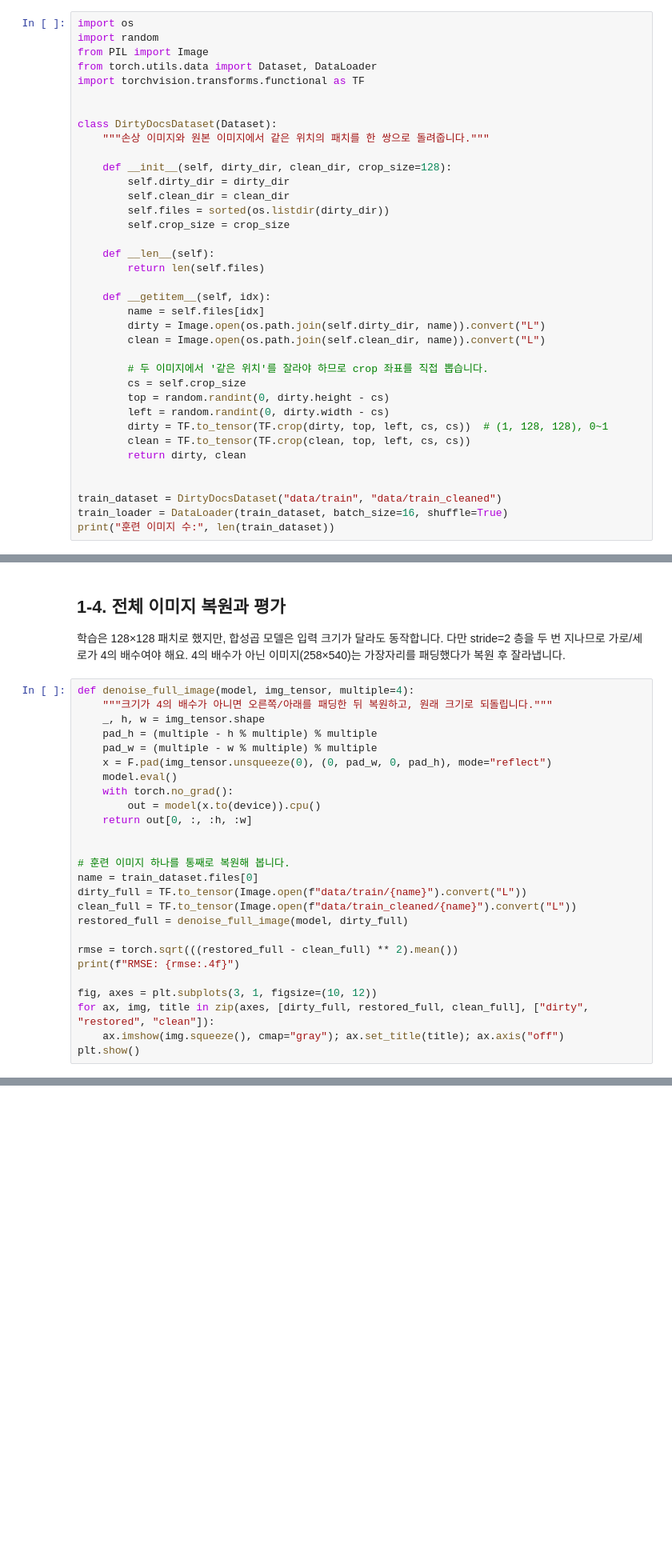
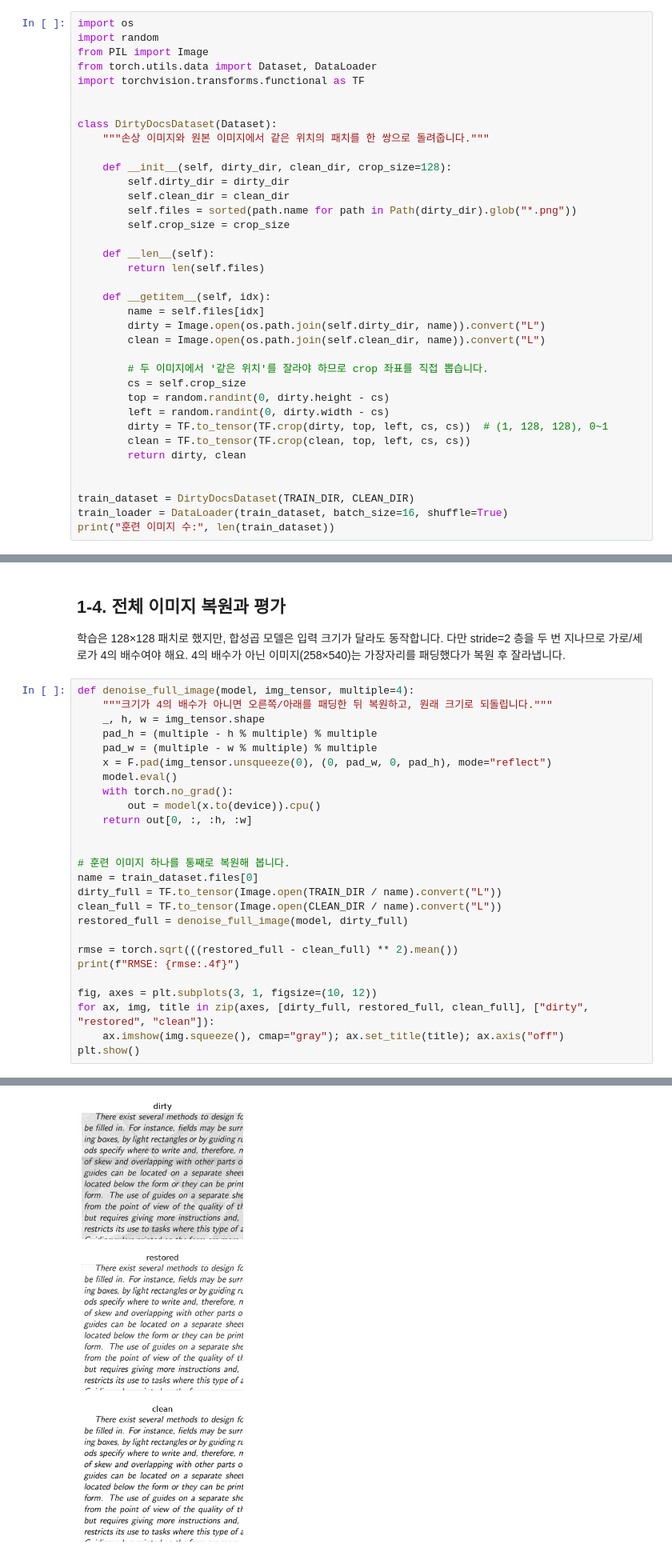
Before and after one commit to yy-0401/CodeIt_Mission_AE, a Jupyter notebook: 미션5_1팀_김이연.ipynb, the cells around one changed output, grey strips where cells are left out. Shown at 80% size. Cells and saved outputs as stored; diff of their text form; blank space fills up the shorter version.

```diff
--- a/미션5_1팀_김이연.ipynb
+++ b/미션5_1팀_김이연.ipynb
@@ -61,7 +128,7 @@ class DirtyDocsDataset(Dataset):
     def __init__(self, dirty_dir, clean_dir, crop_size=128):
         self.dirty_dir = dirty_dir
         self.clean_dir = clean_dir
-        self.files = sorted(os.listdir(dirty_dir))
+        self.files = sorted(path.name for path in Path(dirty_dir).glob("*.png"))
         self.crop_size = crop_size
 
     def __len__(self):
@@ -81,6 +148,6 @@ class DirtyDocsDataset(Dataset):
         return dirty, clean
 
 
-train_dataset = DirtyDocsDataset("data/train", "data/train_cleaned")
+train_dataset = DirtyDocsDataset(TRAIN_DIR, CLEAN_DIR)
 train_loader = DataLoader(train_dataset, batch_size=16, shuffle=True)
 print("훈련 이미지 수:", len(train_dataset))
@@ -157,8 +252,8 @@ def denoise_full_image(model, img_tensor, multiple=4):
 
 # 훈련 이미지 하나를 통째로 복원해 봅니다.
 name = train_dataset.files[0]
-dirty_full = TF.to_tensor(Image.open(f"data/train/{name}").convert("L"))
-clean_full = TF.to_tensor(Image.open(f"data/train_cleaned/{name}").convert("L"))
+dirty_full = TF.to_tensor(Image.open(TRAIN_DIR / name).convert("L"))
+clean_full = TF.to_tensor(Image.open(CLEAN_DIR / name).convert("L"))
 restored_full = denoise_full_image(model, dirty_full)
 
 rmse = torch.sqrt(((restored_full - clean_full) ** 2).mean())
@@ -168,3 +263,4 @@ fig, axes = plt.subplots(3, 1, figsize=(10, 12))
 for ax, img, title in zip(axes, [dirty_full, restored_full, clean_full], ["dirty", "restored", "clean"]):
     ax.imshow(img.squeeze(), cmap="gray"); ax.set_title(title); ax.axis("off")
 plt.show()
+# %% [output]
@@ -171,3 +268,4 @@ plt.show()
+[figure, added]
 # %% [markdown]
 ## 1-5. 여기서부터는 여러분 차례입니다
 Baseline은 얕은 오토인코더라 흐릿한 얼룩 정도만 지웁니다. 아래 방향들을 실험하며 복원 품질을 높여 보세요.
```
Also changed, not shown: parts of 24 cells of this notebook.
